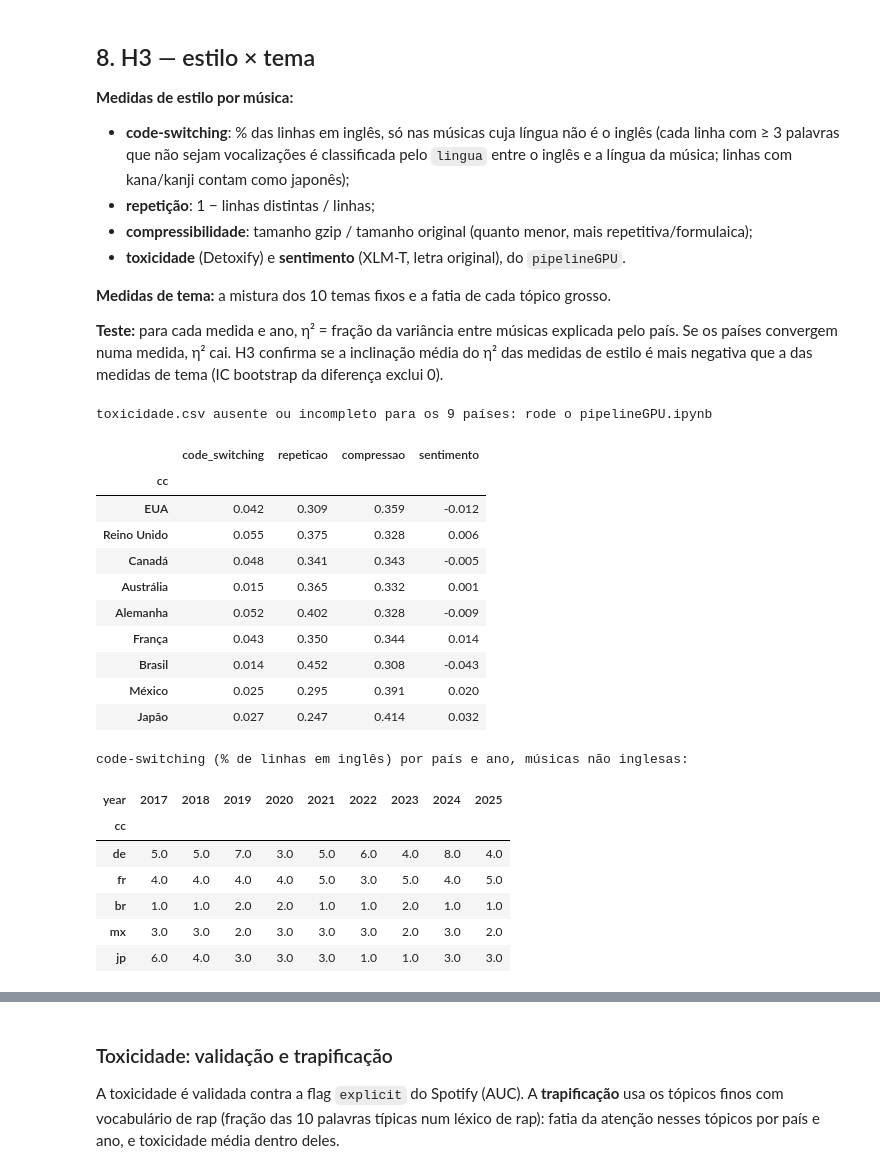
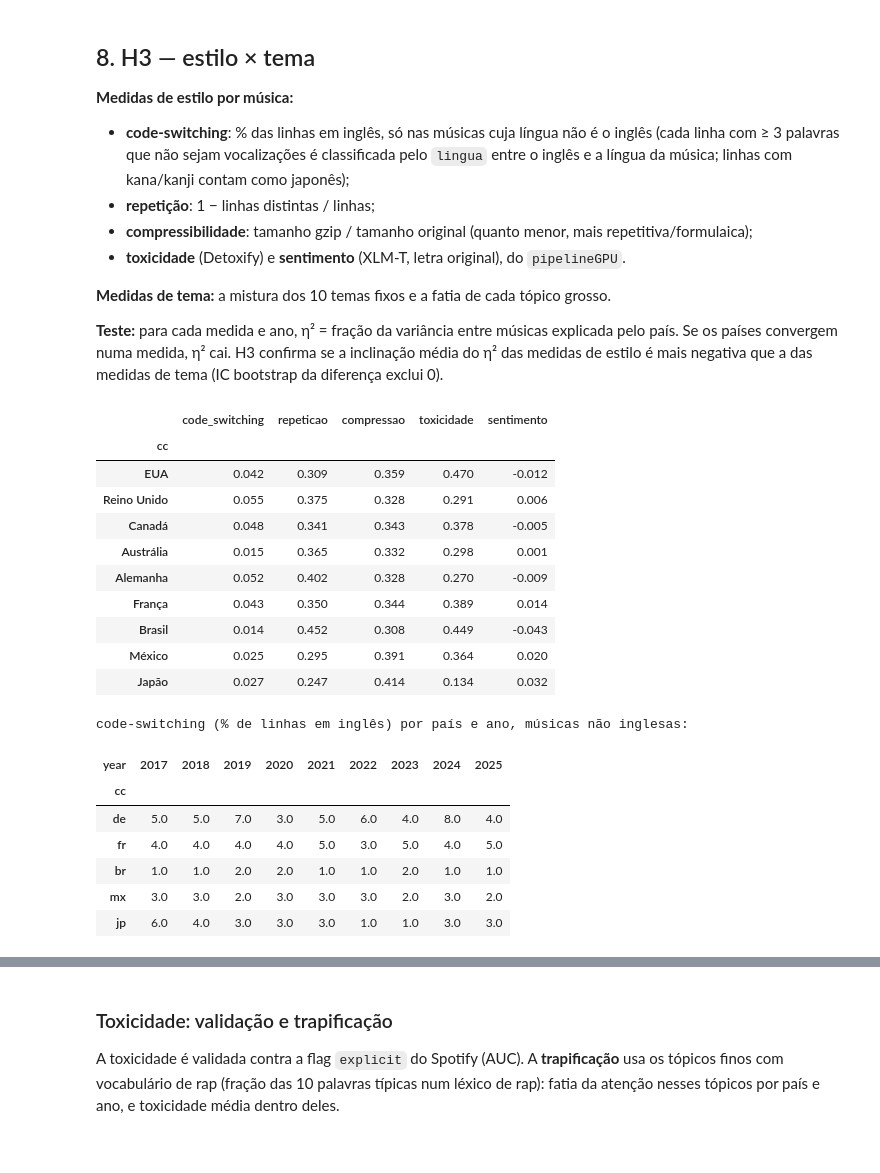
Before and after one commit to besome/SocialComp, a Jupyter notebook: pipelineHipoteses.ipynb, the cells around one changed output, grey strips where cells are left out. Drawn from its saved outputs; the diff is of its cells as text; code cells hidden in the pictures.

```diff
--- a/pipelineHipoteses.ipynb
+++ b/pipelineHipoteses.ipynb
@@ -882,47 +882,46 @@ else:
 cs["code_switching"] = cs["linhas_en"] / cs["linhas_validas"].replace(0, np.nan)
 
 def repeticao(t):
     l = [x.strip().lower() for x in t.split("\n") if x.strip()]
     return 1 - len(set(l)) / len(l) if l else np.nan
 def compressao(t):
     b = t.encode("utf-8"); return len(gzip.compress(b)) / len(b) if b else np.nan
 
 estilo = pd.DataFrame(index=faixas.index)
 estilo["code_switching"] = cs["code_switching"]
 estilo["repeticao"] = faixas["letra_limpa"].map(repeticao)
 estilo["compressao"] = faixas["letra_limpa"].map(compressao)
 arq_tox, arq_sent = PASTA_DADOS / "toxicidade.csv", PASTA_DADOS / "sentimento.csv"
 tox = pd.read_csv(arq_tox, index_col=0) if arq_tox.exists() else None
 sent = pd.read_csv(arq_sent, index_col=0) if arq_sent.exists() else None
-if tox is not None and tox.index.isin(faixas.index).mean() > 0.95 and faixas.index.isin(tox.index).mean() > 0.95:
+if tox is not None and faixas.index.isin(tox.index).mean() > 0.95:
     estilo["toxicidade"] = tox["tox"].reindex(estilo.index)
 else:
     print("toxicidade.csv ausente ou incompleto para os 9 países: rode o pipelineGPU.ipynb"); tox = None
 if sent is not None and faixas.index.isin(sent.index).mean() > 0.95:
     estilo["sentimento"] = sent["orig_sent"].reindex(estilo.index)
 else:
     print("sentimento.csv ausente ou incompleto: rode o pipelineGPU.ipynb"); sent = None
 for c in estilo.columns:
     d[c] = d["track_id"].map(estilo[c])
 
 g = d.groupby("cc")[list(estilo.columns)].mean().reindex(PAISES); g.index = g.index.map(NOMES)
 display(g.round(3))
 print("code-switching (% de linhas em inglês) por país e ano, músicas não inglesas:")
 display((d.groupby(["cc", "year"])["code_switching"].mean().unstack() * 100).round(0).reindex([c for c in PAISES if c in NAO_ANGLO]))
 # %% [output]
+|  | code_switching | repeticao | compressao | toxicidade | sentimento |
+| cc |  |  |  |  |  |
+| EUA | 0.042 | 0.309 | 0.359 | 0.470 | -0.012 |
+| Reino Unido | 0.055 | 0.375 | 0.328 | 0.291 | 0.006 |
+| Canadá | 0.048 | 0.341 | 0.343 | 0.378 | -0.005 |
+| Austrália | 0.015 | 0.365 | 0.332 | 0.298 | 0.001 |
+| Alemanha | 0.052 | 0.402 | 0.328 | 0.270 | -0.009 |
+| França | 0.043 | 0.350 | 0.344 | 0.389 | 0.014 |
+| Brasil | 0.014 | 0.452 | 0.308 | 0.449 | -0.043 |
+| México | 0.025 | 0.295 | 0.391 | 0.364 | 0.020 |
+| Japão | 0.027 | 0.247 | 0.414 | 0.134 | 0.032 |
-toxicidade.csv ausente ou incompleto para os 9 países: rode o pipelineGPU.ipynb
+code-switching (% de linhas em inglês) por país e ano, músicas não inglesas:
-|  | code_switching | repeticao | compressao | sentimento |
-| cc |  |  |  |  |
-| EUA | 0.042 | 0.309 | 0.359 | -0.012 |
-| Reino Unido | 0.055 | 0.375 | 0.328 | 0.006 |
-| Canadá | 0.048 | 0.341 | 0.343 | -0.005 |
-| Austrália | 0.015 | 0.365 | 0.332 | 0.001 |
-| Alemanha | 0.052 | 0.402 | 0.328 | -0.009 |
-| França | 0.043 | 0.350 | 0.344 | 0.014 |
-| Brasil | 0.014 | 0.452 | 0.308 | -0.043 |
-| México | 0.025 | 0.295 | 0.391 | 0.020 |
-| Japão | 0.027 | 0.247 | 0.414 | 0.032 |
-code-switching (% de linhas em inglês) por país e ano, músicas não inglesas:
 | year | 2017 | 2018 | 2019 | 2020 | 2021 | 2022 | 2023 | 2024 | 2025 |
 | cc |  |  |  |  |  |  |  |  |  |
 | de | 5.0 | 5.0 | 7.0 | 3.0 | 5.0 | 6.0 | 4.0 | 8.0 | 4.0 |
```
Also changed, not shown: parts of 3 cells of this notebook, 5 other files.
